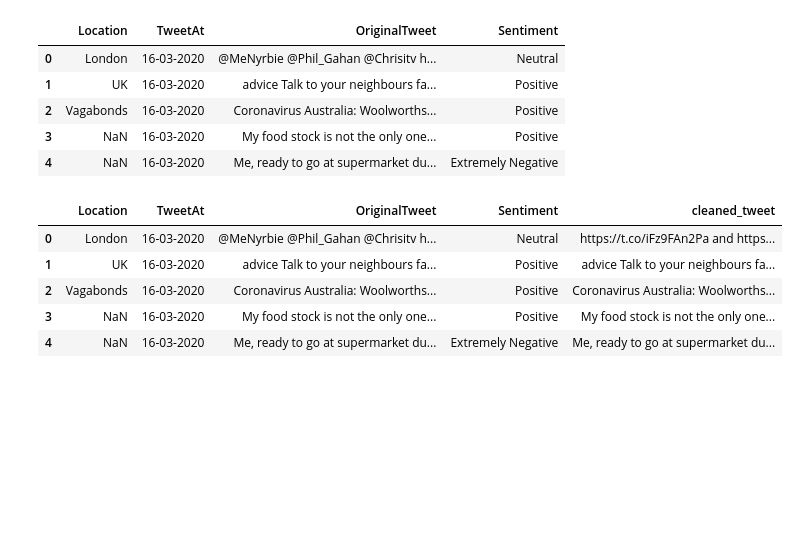
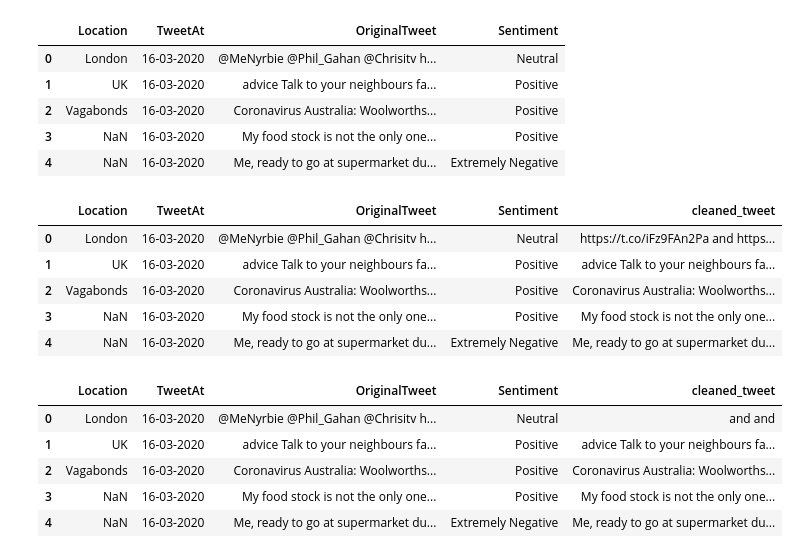
Before and after one commit to Nakulpradeep94/Coronavirus-Tweet-Sentiment-Analysis, a Jupyter notebook: Coronavirus_Tweet_Sentiment_Analysis_Capstone_Project.ipynb, the cells around one changed output. Cells and saved outputs as stored; diff of their text form; code cells hidden in the pictures; blank space fills up the shorter version.

```diff
--- a/Coronavirus_Tweet_Sentiment_Analysis_Capstone_Project.ipynb
+++ b/Coronavirus_Tweet_Sentiment_Analysis_Capstone_Project.ipynb
@@ -277,8 +277,8 @@ def remove_pattern(input_txt, pattern):
         input_txt = re.sub(i,'',input_txt)
     return input_txt
 # %%
-#removing re with @[\w]*
-df['cleaned_tweet'] = np.vectorize(remove_pattern)(df['OriginalTweet'], '@[\w]*')
+#removing re with @names
+df['cleaned_tweet'] = df['OriginalTweet'].apply(remove_pattern,pattern='@[\w]*')
 # %%
 df.head()
 # %% [output]
@@ -288,3 +288,15 @@ df.head()
 | 2 | Vagabonds | 16-03-2020 | Coronavirus Australia: Woolworths... | Positive | Coronavirus Australia: Woolworths... |
 | 3 | NaN | 16-03-2020 | My food stock is not the only one... | Positive | My food stock is not the only one... |
 | 4 | NaN | 16-03-2020 | Me, ready to go at supermarket du... | Extremely Negative | Me, ready to go at supermarket du... |
+# %%
+#removing urls from dataset
+df['cleaned_tweet'] = df['cleaned_tweet'].str.replace('http[s]?://(?:[a-zA-Z]|[0-9]|[$-_@.&+]|[!*\(\),]|(?:%[0-9a-fA-F][0-9a-fA-F]))+', '')
+# %%
+df.head()
+# %% [output]
+|  | Location | TweetAt | OriginalTweet | Sentiment | cleaned_tweet |
+| 0 | London | 16-03-2020 | @MeNyrbie @Phil_Gahan @Chrisitv h... | Neutral | and and |
+| 1 | UK | 16-03-2020 | advice Talk to your neighbours fa... | Positive | advice Talk to your neighbours fa... |
+| 2 | Vagabonds | 16-03-2020 | Coronavirus Australia: Woolworths... | Positive | Coronavirus Australia: Woolworths... |
+| 3 | NaN | 16-03-2020 | My food stock is not the only one... | Positive | My food stock is not the only one... |
+| 4 | NaN | 16-03-2020 | Me, ready to go at supermarket du... | Extremely Negative | Me, ready to go at supermarket du... |
```
Also changed, not shown: parts of 5 cells of this notebook.
